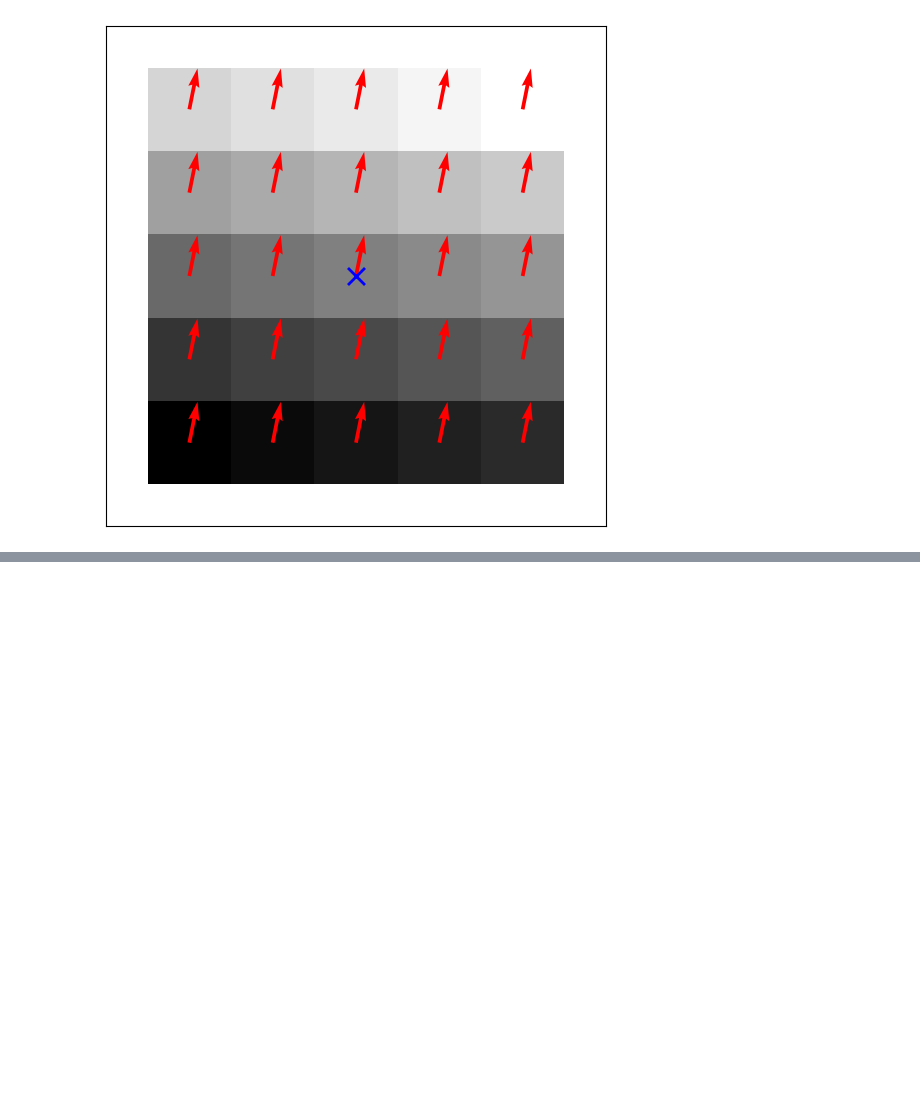
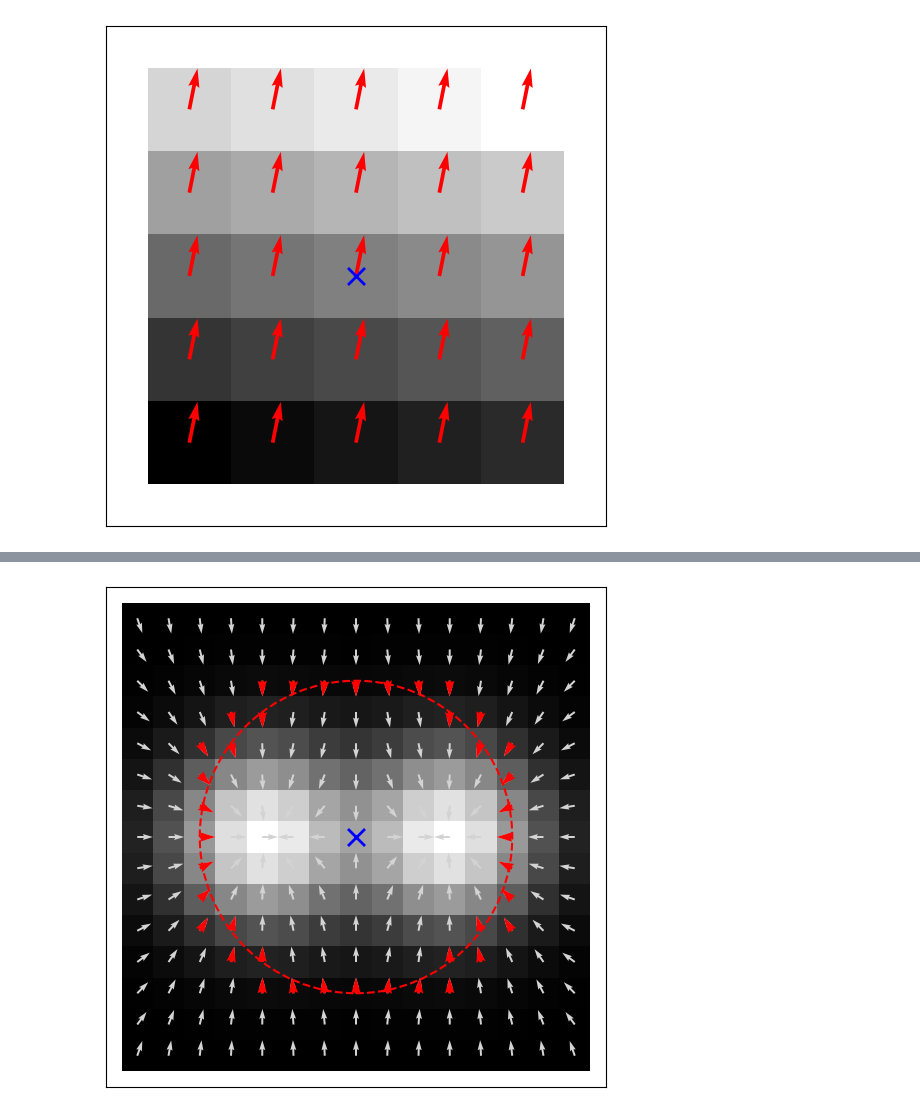
Before and after one commit to Desduh/gpa, a Jupyter notebook: Notebooks/gpa.ipynb, the cells around one changed output, grey strips where cells are left out. Saved outputs shown, nothing was run; the diff lists cells and outputs as text; code cells hidden in the pictures; blank space fills up the shorter version.

```diff
--- a/Notebooks/gpa.ipynb
+++ b/Notebooks/gpa.ipynb
@@ -2074,0 +3295,11 @@ gpaObject.plot_asymmetric_gradient_field(
+# %%
+gpaObject.plot_single_radius_group(
+    radius=5,
+    radial_distance_tolerance=0,
+    fixed_length=True,
+    show_image=True,
+    show_scale=False,
+    show_center=True
+)
+# %% [output]
+[figure, added]
```
Also changed, not shown: parts of 9 cells of this notebook, 1 other file.
